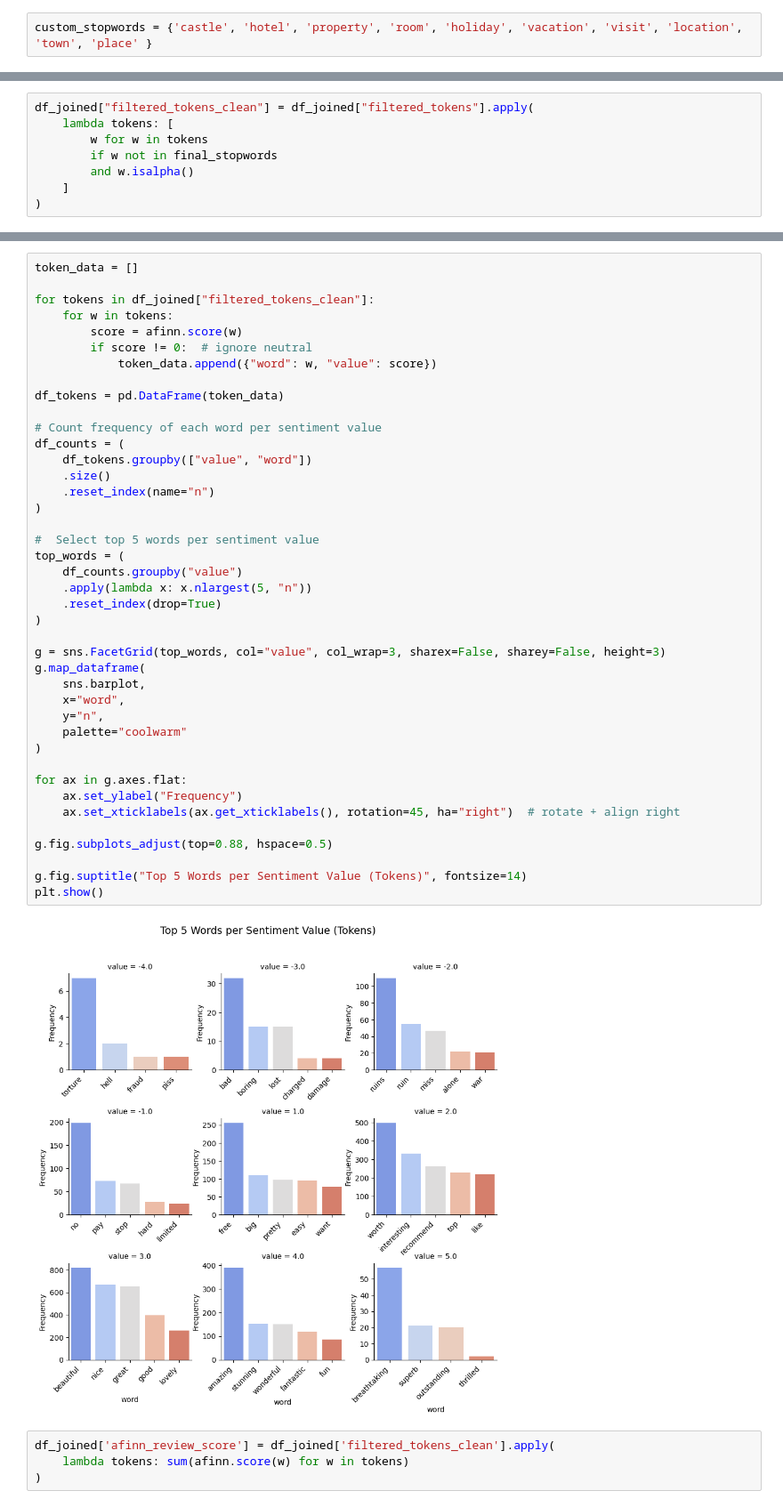
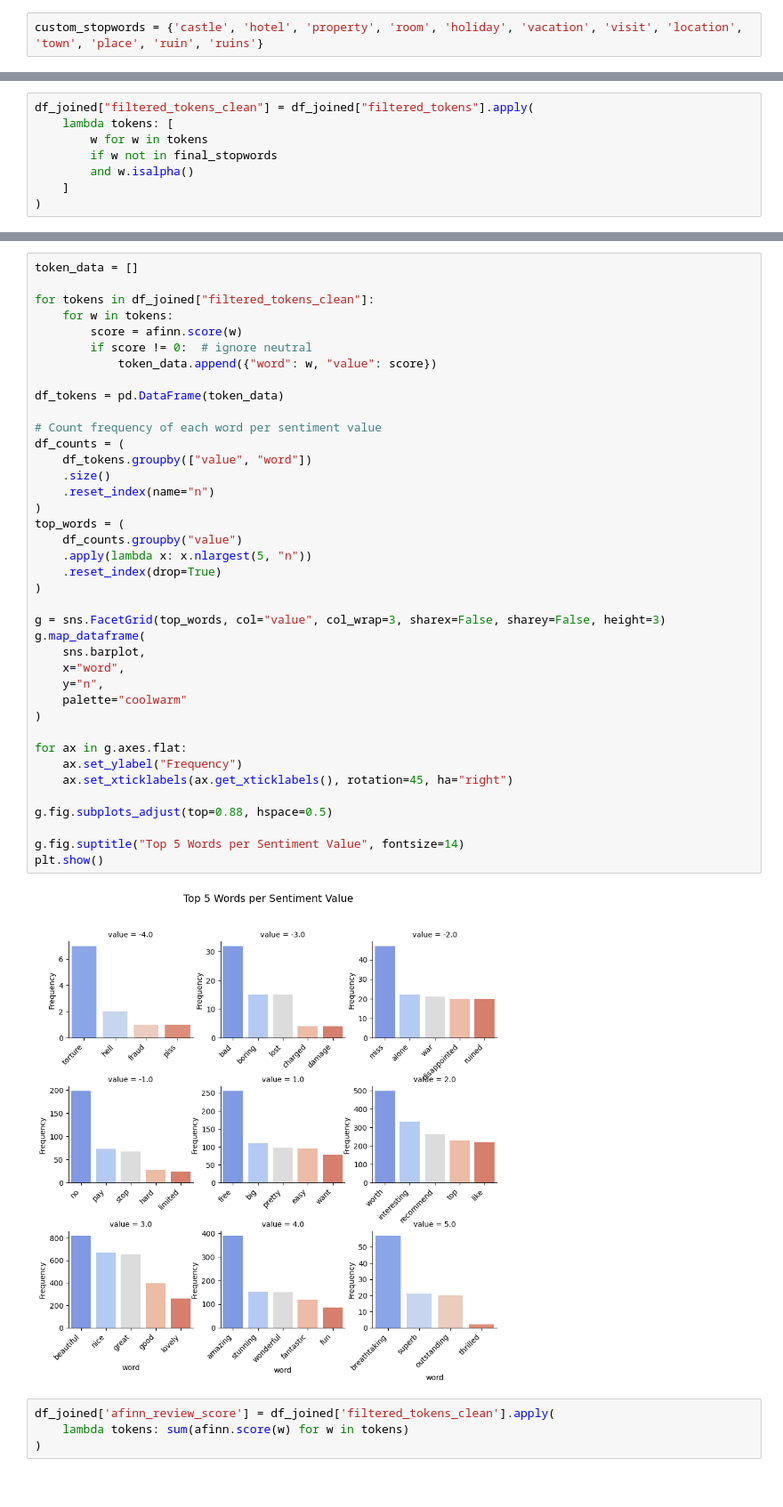
Before and after one commit to agastyaharta/text_mining_final_project, a Jupyter notebook: CastlesProject/Castles.ipynb, the cells around one changed output, grey strips where cells are left out. Shown at 89% size. Saved outputs shown, nothing was run; the diff lists cells and outputs as text.

```diff
--- a/CastlesProject/Castles.ipynb
+++ b/CastlesProject/Castles.ipynb
@@ -180,7 +178,7 @@ Default Stopwords: 191 words
 [nltk_data]     C:\Users\Lukasz\AppData\Roaming\nltk_data...
 [nltk_data]   Package stopwords is already up-to-date!
 # %%
-custom_stopwords = {'castle', 'hotel', 'property', 'room', 'holiday', 'vacation', 'visit', 'location', 'town', 'place' }
+custom_stopwords = {'castle', 'hotel', 'property', 'room', 'holiday', 'vacation', 'visit', 'location', 'town', 'place', 'ruin', 'ruins'}
 # %%
 extended_stopwords = stop_words.union(custom_stopwords)
 print(f"Extended Stopwords: {len(extended_stopwords)} words")
@@ -419,38 +408,36 @@ for tokens in df_joined["filtered_tokens_clean"]:
 
 df_tokens = pd.DataFrame(token_data)
 
 # Count frequency of each word per sentiment value
 df_counts = (
     df_tokens.groupby(["value", "word"])
     .size()
     .reset_index(name="n")
 )
-
-#  Select top 5 words per sentiment value
 top_words = (
     df_counts.groupby("value")
     .apply(lambda x: x.nlargest(5, "n"))
     .reset_index(drop=True)
 )
 
 g = sns.FacetGrid(top_words, col="value", col_wrap=3, sharex=False, sharey=False, height=3)
 g.map_dataframe(
     sns.barplot,
     x="word",
     y="n",
     palette="coolwarm"
 )
 
 for ax in g.axes.flat:
     ax.set_ylabel("Frequency")
-    ax.set_xticklabels(ax.get_xticklabels(), rotation=45, ha="right")  # rotate + align right
+    ax.set_xticklabels(ax.get_xticklabels(), rotation=45, ha="right")
 
 g.fig.subplots_adjust(top=0.88, hspace=0.5)
 
-g.fig.suptitle("Top 5 Words per Sentiment Value (Tokens)", fontsize=14)
+g.fig.suptitle("Top 5 Words per Sentiment Value", fontsize=14)
 plt.show()
 # %% [output]
-[figure, old version]
+[figure, new version]
 # %%
 df_joined['afinn_review_score'] = df_joined['filtered_tokens_clean'].apply(
     lambda tokens: sum(afinn.score(w) for w in tokens)
```
Also changed, not shown: parts of 21 cells of this notebook.
